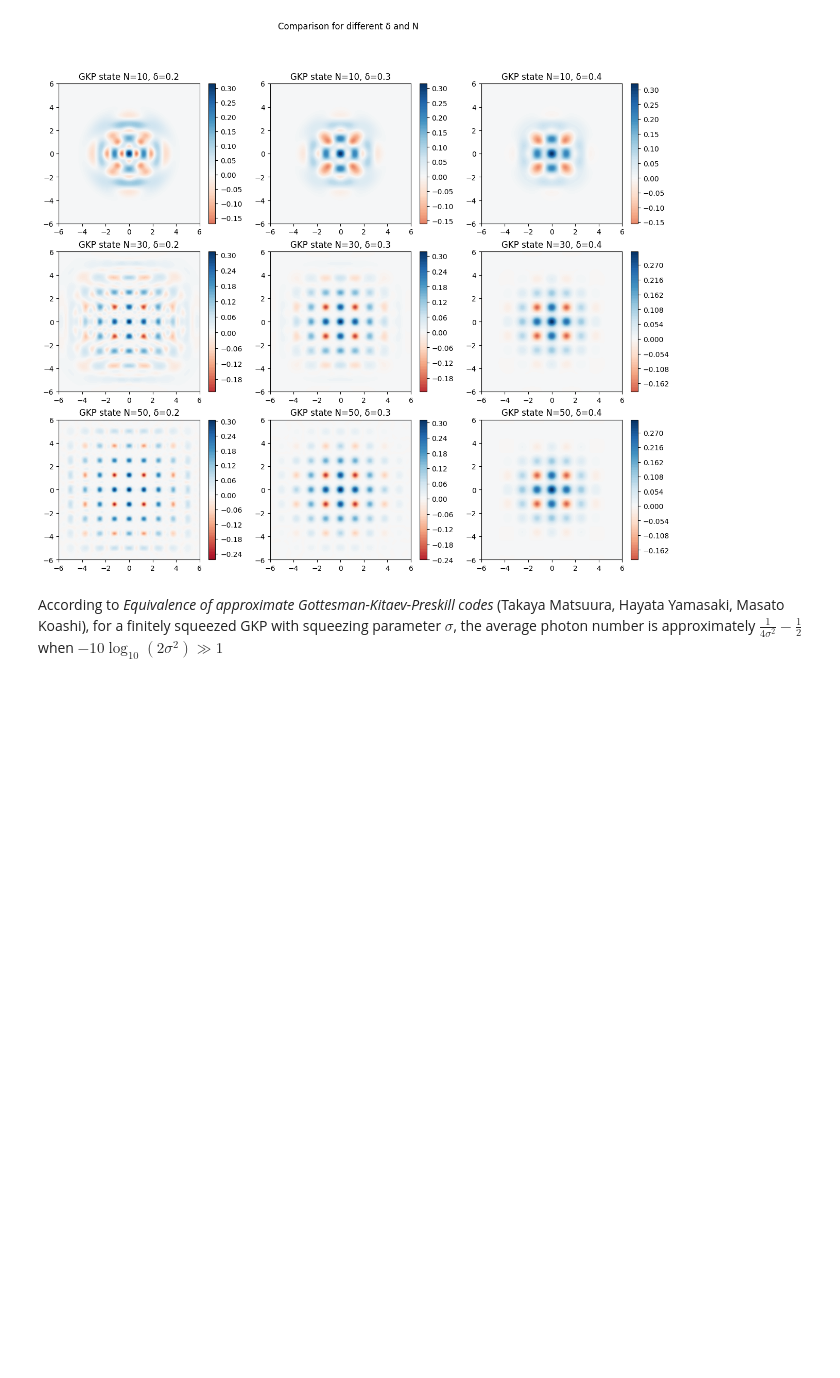
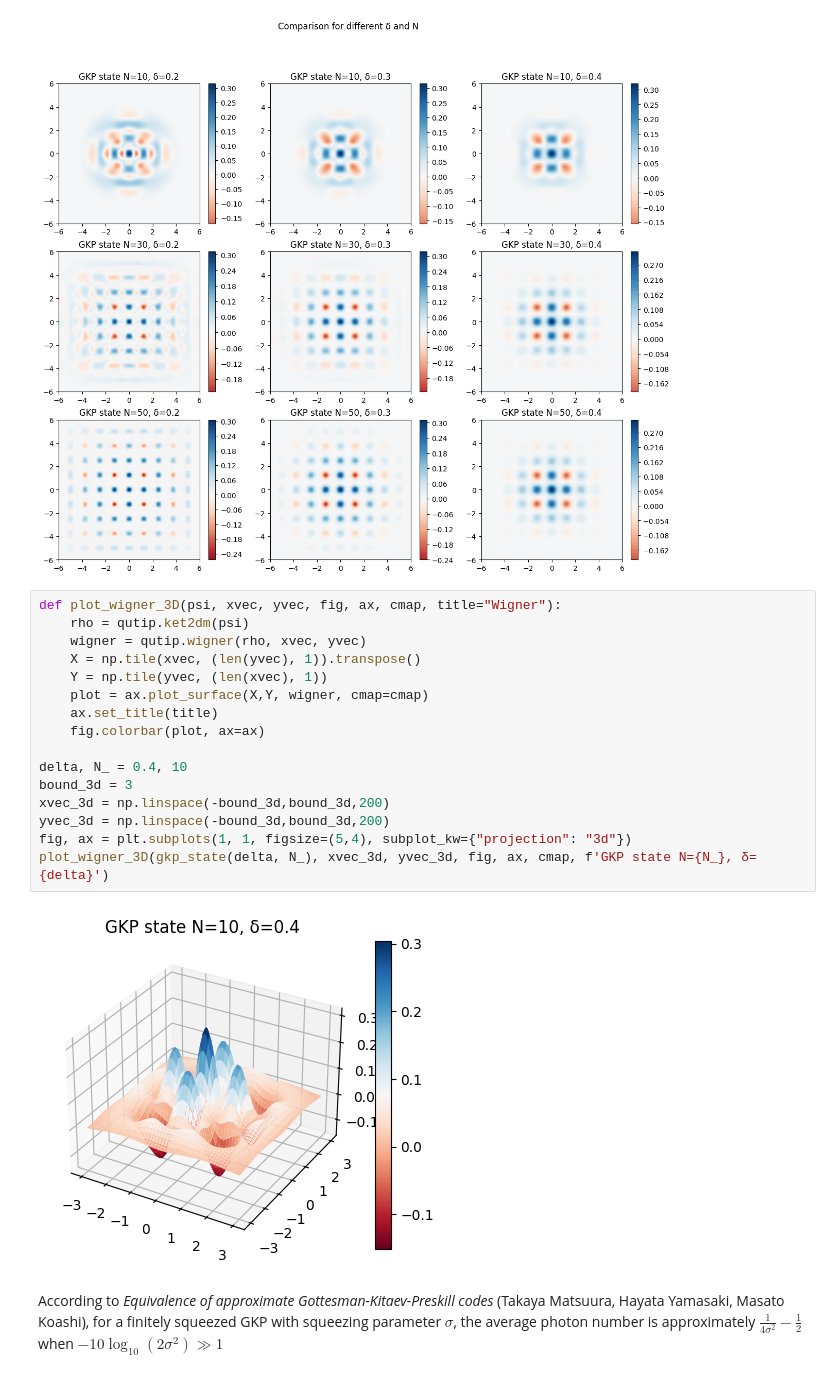
Before and after one commit to lfinocchiaro/virtual-distillation, a Jupyter notebook: virtual_distillation.ipynb, the cells around one changed output. Drawn from its saved outputs; the diff is of its cells as text; blank space fills up the shorter version.

```diff
--- a/virtual_distillation.ipynb
+++ b/virtual_distillation.ipynb
@@ -203,6 +208,24 @@ fig.suptitle("Comparison for different δ and N")
 plt.show()
 # %% [output]
 [figure]
+# %%
+def plot_wigner_3D(psi, xvec, yvec, fig, ax, cmap, title="Wigner"):
+    rho = qutip.ket2dm(psi)
+    wigner = qutip.wigner(rho, xvec, yvec)
+    X = np.tile(xvec, (len(yvec), 1)).transpose()
+    Y = np.tile(yvec, (len(xvec), 1))
+    plot = ax.plot_surface(X,Y, wigner, cmap=cmap)
+    ax.set_title(title)
+    fig.colorbar(plot, ax=ax)
+
+delta, N_ = 0.4, 10
+bound_3d = 3
+xvec_3d = np.linspace(-bound_3d,bound_3d,200)
+yvec_3d = np.linspace(-bound_3d,bound_3d,200)
+fig, ax = plt.subplots(1, 1, figsize=(5,4), subplot_kw={"projection": "3d"})
+plot_wigner_3D(gkp_state(delta, N_), xvec_3d, yvec_3d, fig, ax, cmap, f'GKP state N={N_}, δ={delta}')
+# %% [output]
+[figure, added]
 # %% [markdown]
 According to _Equivalence of approximate Gottesman-Kitaev-Preskill codes_ (Takaya Matsuura, Hayata Yamasaki, Masato Koashi), for a finitely squeezed GKP with squeezing parameter $\sigma$, the average photon number is approximately $\frac1{4\sigma^2}-\frac12$ when $-10\log_{10}(2\sigma^2)\gg1$
 # %%
```
Also changed, not shown: parts of 11 cells of this notebook, 2 other files.
